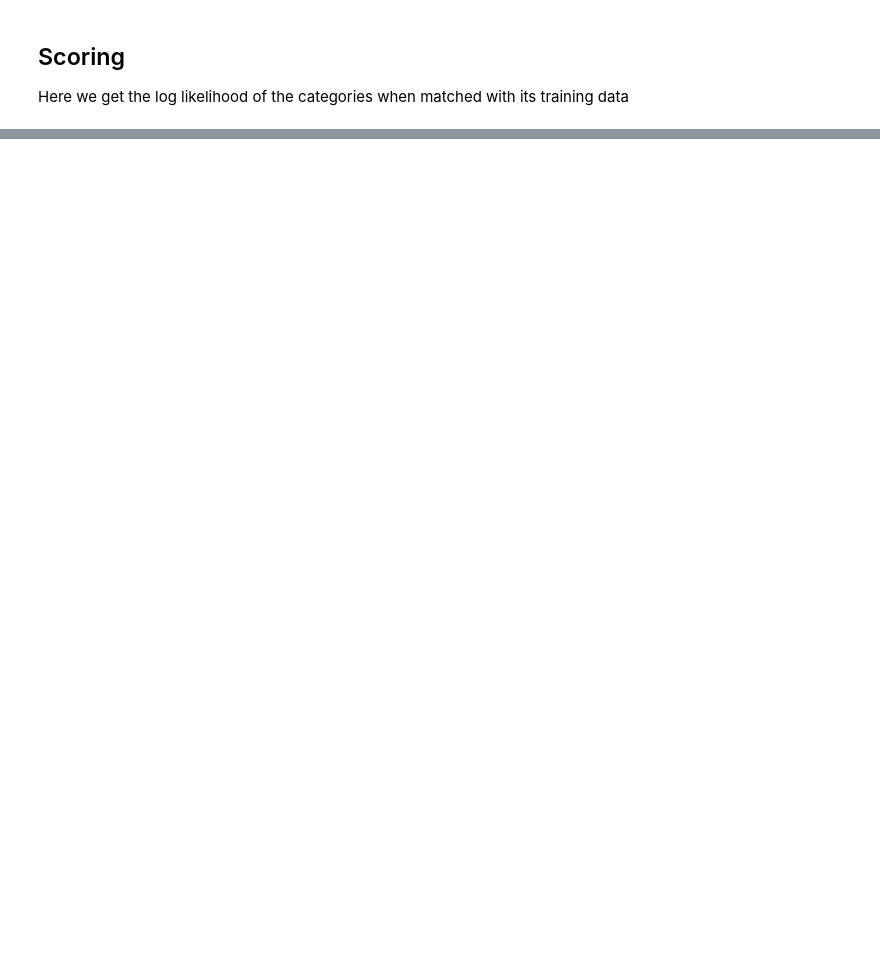
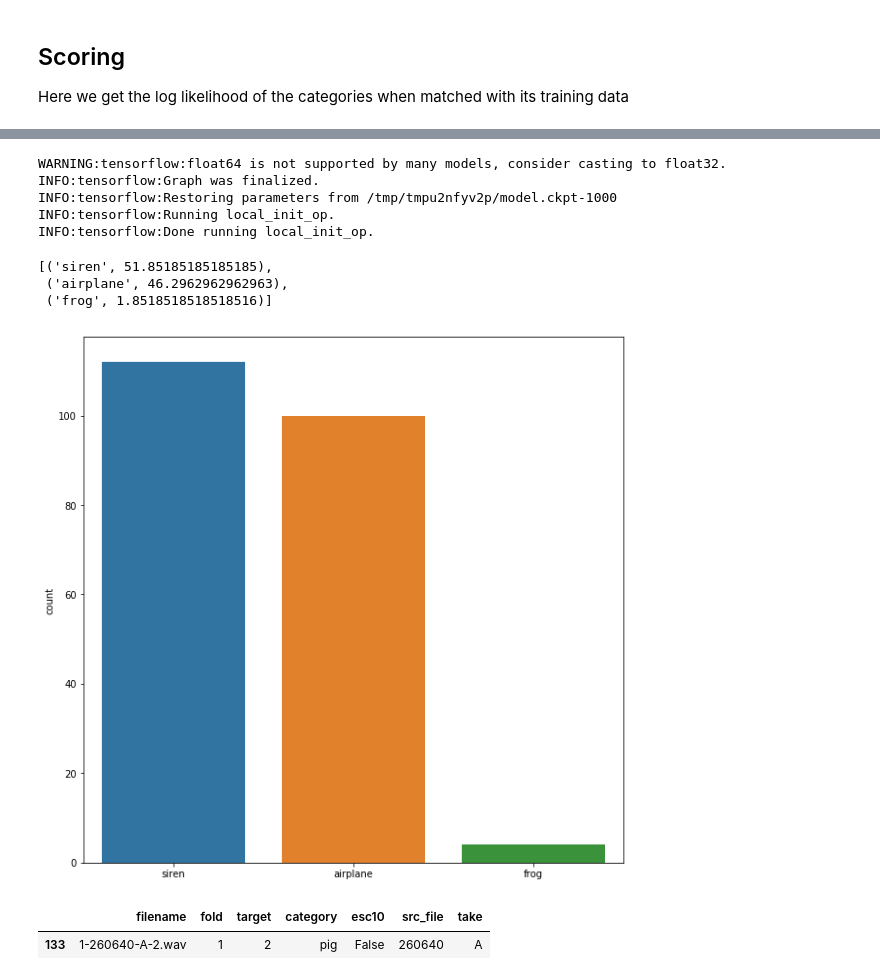
Before and after one commit to DeanPFZ/deep-audio-public, a Jupyter notebook: src/DNN.ipynb, the cells around one changed output, grey strips where cells are left out. Drawn from its saved outputs; the diff is of its cells as text; code cells hidden in the pictures; blank space fills up the shorter version.

Commit message:
Create file probability calculation for querying

```diff
--- a/src/DNN.ipynb
+++ b/src/DNN.ipynb
@@ -195,0 +186,27 @@ INFO:tensorflow:Done running local_init_op.
+# %%
+from collections import Counter
+def file_probability(filename, clas, preprocessor, enum_mapping):
+    test_file = pd.DataFrame(preprocessor.preprocess(filename))
+    predictions = enum_mapping['category'].inverse_transform(list(clas.predict(test_file)))
+    sns.countplot(predictions)
+    c = Counter(predictions)
+    return [(i, c[i] / len(predictions) * 100.0) for i, count in c.most_common()]
+# %%
+plt.figure(figsize=(10,10))
+file = dataset.filename.sample(n=1).values[0]
+file_probability(file, dnn, preprocess, enum_mapping)
+# %% [output]
+WARNING:tensorflow:float64 is not supported by many models, consider casting to float32.
+INFO:tensorflow:Graph was finalized.
+INFO:tensorflow:Restoring parameters from /tmp/tmpu2nfyv2p/model.ckpt-1000
+INFO:tensorflow:Running local_init_op.
+INFO:tensorflow:Done running local_init_op.
+[('siren', 51.85185185185185),
+ ('airplane', 46.2962962962963),
+ ('frog', 1.8518518518518516)]
+[figure, added]
+# %%
+dataset[dataset.filename == file]
+# %% [output]
+|  | filename | fold | target | category | esc10 | src_file | take |
+| 133 | 1-260640-A-2.wav | 1 | 2 | pig | False | 260640 | A |
```
Also changed, not shown: parts of 20 cells of this notebook.
